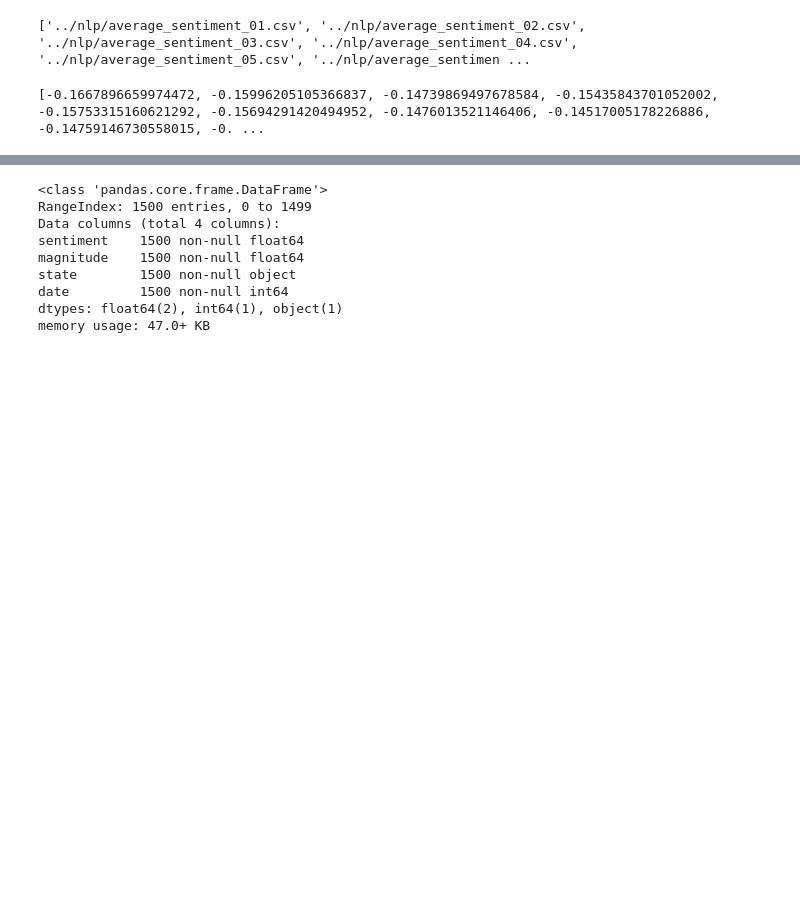
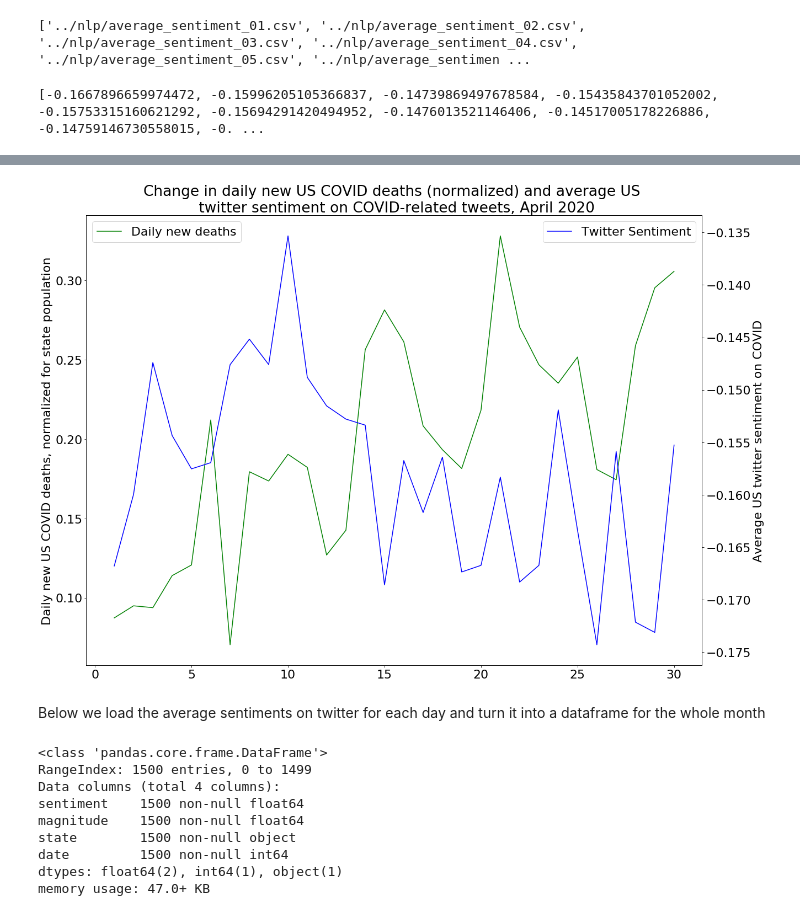
Before and after one commit to joyjixu/qm2_resources, a Jupyter notebook: data_analysis/covid_stats/correlation.ipynb, the cells around one changed output, grey strips where cells are left out. Drawn from its saved outputs; the diff is of its cells as text; code cells hidden in the pictures; blank space fills up the shorter version.

```diff
--- a/data_analysis/covid_stats/correlation.ipynb
+++ b/data_analysis/covid_stats/correlation.ipynb
@@ -82,3 +117,25 @@ sns.lineplot(y= nationwide_sentiment, x = [i for i in range(1,31)], color="b", a
+# %%
+# plotting new deaths
+plt.figure(figsize=(20,15))
+sns.lineplot(data= nationwide_daily_new_deaths, color="g")
+plt.ylabel('Daily new US COVID deaths, normalized for state population')
+plt.legend(['Daily new deaths'], loc='upper left')
+
+# add another y axis on the right
+ax2 = plt.twinx()
+sns.lineplot(y= nationwide_sentiment, x = [i for i in range(1,31)], color="b", ax=ax2)
+plt.ylabel('Average US twitter sentiment on COVID')
+plt.xlabel("Date in April 2020")
+plt.legend(['Twitter Sentiment'])
+
+#add title
+plt.title('Change in daily new US COVID deaths (normalized) and average US \n twitter sentiment on COVID-related tweets, April 2020')
+
+#plt.savefig('nationwide_new_deaths_and_sentiment_over_time')
+# %% [output]
+[figure, added]
+# %% [markdown]
+Below we load the average sentiments on twitter for each day and turn it into a dataframe for the whole month
 # %%
 april_average_sentiment = pd.read_csv(paths_list[0])
 april_average_sentiment['date'] = 1
```
Also changed, not shown: parts of 40 cells of this notebook, 4 other files.
